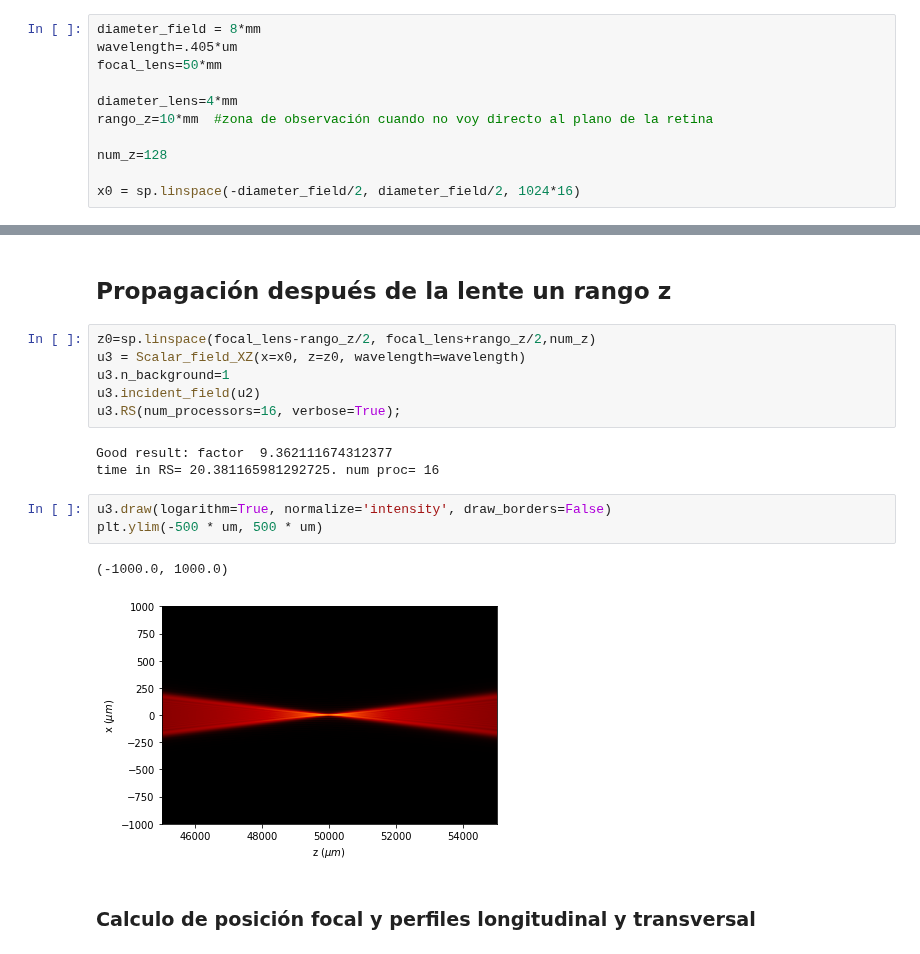
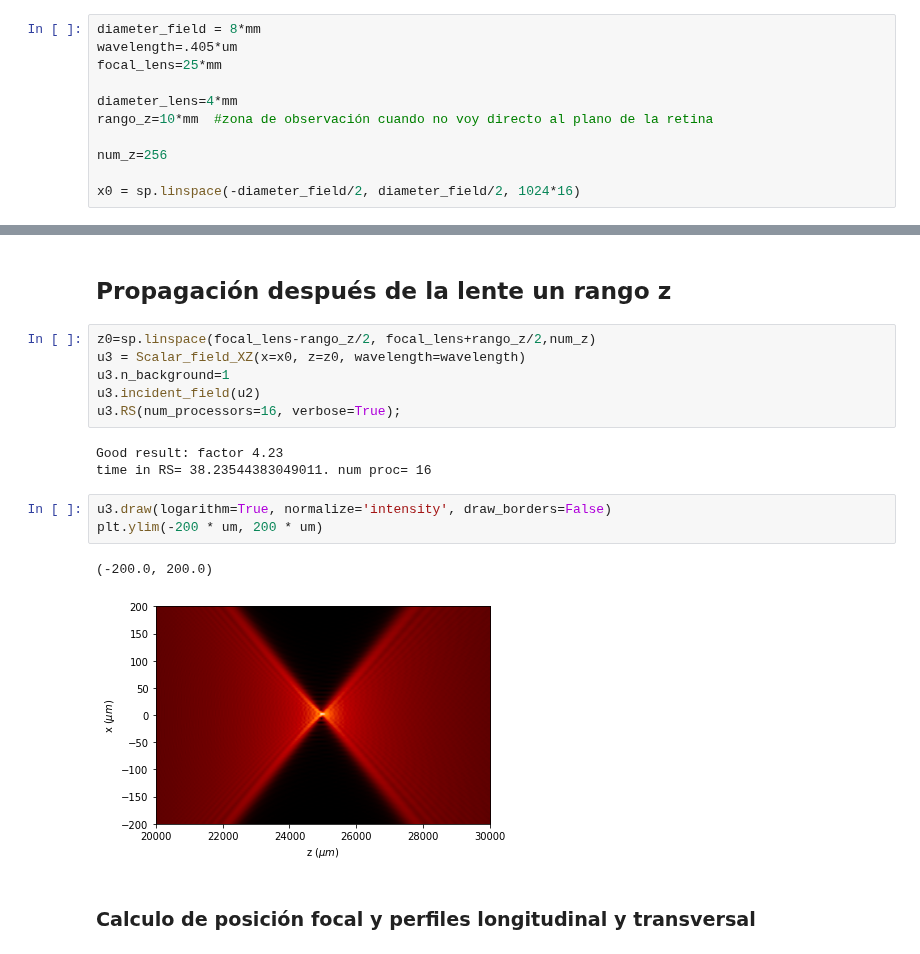
Before and after one commit to aocg-ucm/diffractio, a Jupyter notebook: docs/source/examples/to_process/ejemplo_MTF_lente_perfecta-con funciones en phyton_optics.ipynb, the cells around one changed output, grey strips where cells are left out. Drawn from its saved outputs; the diff is of its cells as text.

```diff
--- a/docs/source/examples/to_process/ejemplo_MTF_lente_perfecta-con funciones en phyton_optics.ipynb
+++ b/docs/source/examples/to_process/ejemplo_MTF_lente_perfecta-con funciones en phyton_optics.ipynb
@@ -19,12 +14,12 @@ from diffractio.utils_optics import beam_width_1D, MTF_ideal, MTF_parameters
 # %%
 diameter_field = 8*mm
 wavelength=.405*um
-focal_lens=50*mm
+focal_lens=25*mm
 
 diameter_lens=4*mm
 rango_z=10*mm  #zona de observación cuando no voy directo al plano de la retina
 
-num_z=128
+num_z=256
 
 x0 = sp.linspace(-diameter_field/2, diameter_field/2, 1024*16)
 # %% [markdown]
@@ -112,14 +106,14 @@ u3.n_background=1
 u3.incident_field(u2)
 u3.RS(num_processors=16, verbose=True);
 # %% [output]
-Good result: factor  9.362111674312377
-time in RS= 20.381165981292725. num proc= 16
+Good result: factor 4.23
+time in RS= 38.23544383049011. num proc= 16
 # %%
 u3.draw(logarithm=True, normalize='intensity', draw_borders=False)
-plt.ylim(-500 * um, 500 * um)
+plt.ylim(-200 * um, 200 * um)
 # %% [output]
-(-1000.0, 1000.0)
+(-200.0, 200.0)
-[figure, old version]
+[figure, new version]
 # %% [markdown]
 ### Calculo de posición focal y perfiles longitudinal y transversal
 # %%
```
Also changed, not shown: parts of 12 cells of this notebook, 7 other files.
